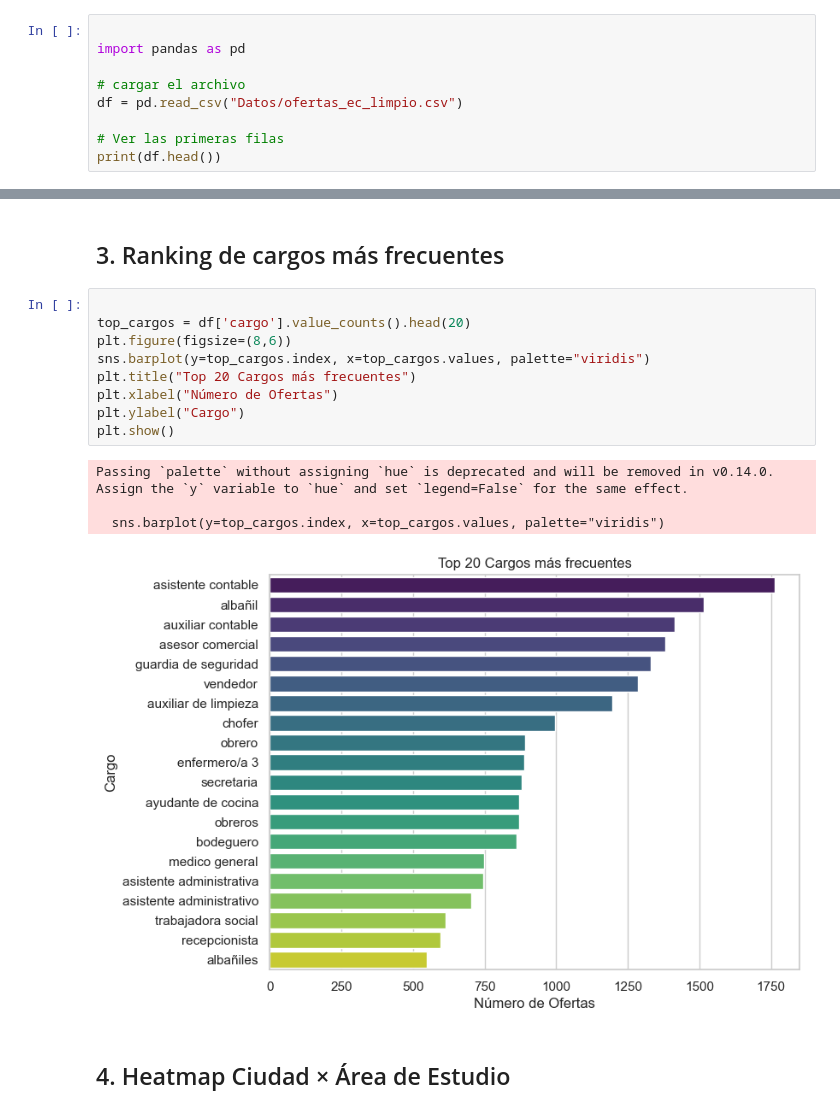
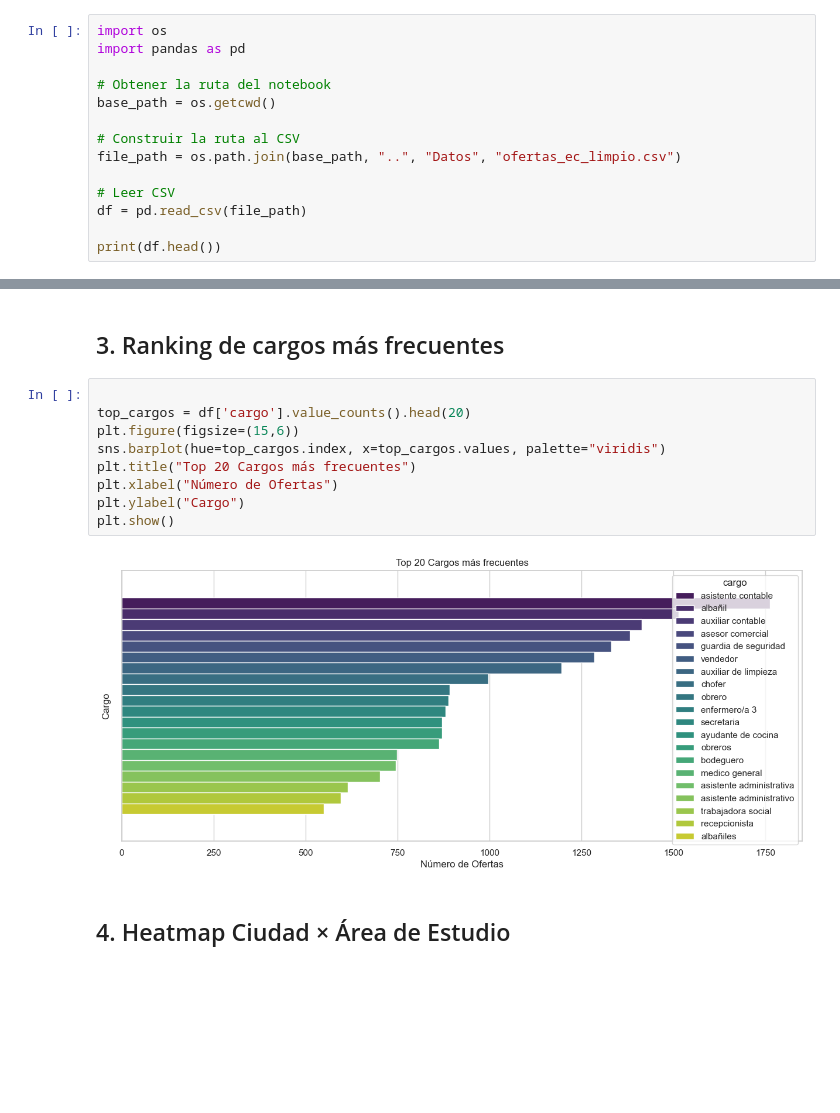
Before and after one commit to Madesita5/Grupo3Dataset, a Jupyter notebook: Notebooks/analisis_ofertas_ec_colab_completo.ipynb, the cells around one changed output, grey strips where cells are left out. Drawn from its saved outputs; the diff is of its cells as text; blank space fills up the shorter version.

```diff
--- a/Notebooks/analisis_ofertas_ec_colab_completo.ipynb
+++ b/Notebooks/analisis_ofertas_ec_colab_completo.ipynb
@@ -18,13 +18,18 @@ sns.set(style="whitegrid")
 # %% [markdown]
 ## 1. Cargar datos
 # %%
-
+import os
 import pandas as pd
 
-# cargar el archivo
-df = pd.read_csv("Datos/ofertas_ec_limpio.csv")
+# Obtener la ruta del notebook
+base_path = os.getcwd()
 
-# Ver las primeras filas
+# Construir la ruta al CSV
+file_path = os.path.join(base_path, "..", "Datos", "ofertas_ec_limpio.csv")
+
+# Leer CSV
+df = pd.read_csv(file_path)
+
 print(df.head())
 # %% [output]
                                          cargo             modo  \
@@ -76,17 +81,14 @@ df_filtrado.head()
 # %%
 
 top_cargos = df['cargo'].value_counts().head(20)
-plt.figure(figsize=(8,6))
-sns.barplot(y=top_cargos.index, x=top_cargos.values, palette="viridis")
+plt.figure(figsize=(15,6))
+sns.barplot(hue=top_cargos.index, x=top_cargos.values, palette="viridis")
 plt.title("Top 20 Cargos más frecuentes")
 plt.xlabel("Número de Ofertas")
 plt.ylabel("Cargo")
 plt.show()
 # %% [output]
-Passing `palette` without assigning `hue` is deprecated and will be removed in v0.14.0. Assign the `y` variable to `hue` and set `legend=False` for the same effect.
-
-  sns.barplot(y=top_cargos.index, x=top_cargos.values, palette="viridis")
-[figure, old version]
+[figure, new version]
 # %% [markdown]
 ## 4. Heatmap Ciudad × Área de Estudio
 # %%
```
Also changed, not shown: parts of 1 cell of this notebook.
